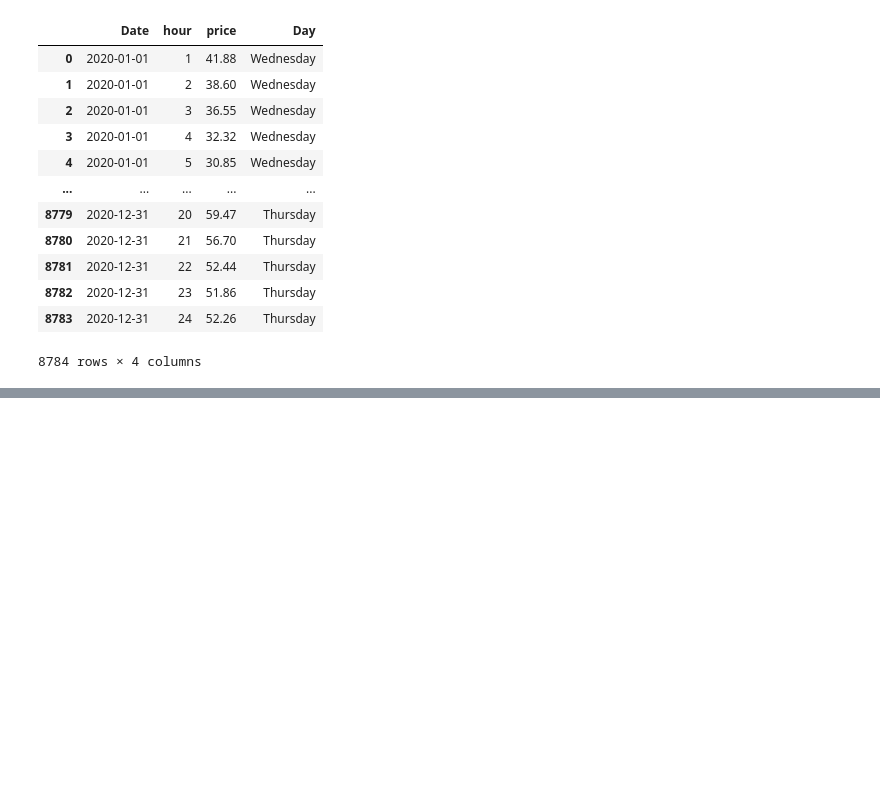
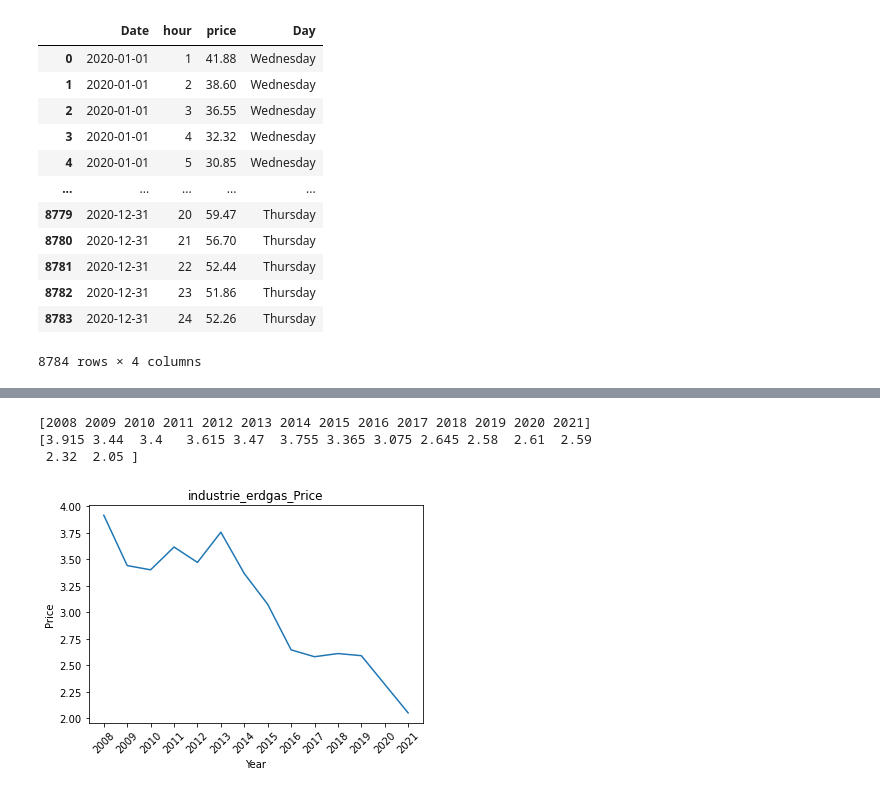
Before and after one commit to sjshtura/Code_Snippets, a Jupyter notebook: task.ipynb, the cells around one changed output, grey strips where cells are left out. Saved outputs shown, nothing was run; the diff lists cells and outputs as text; code cells hidden in the pictures; blank space fills up the shorter version.

```diff
--- a/task.ipynb
+++ b/task.ipynb
@@ -226,0 +202,43 @@ nt_factor
+# %%
+from typing import ValuesView
+import pandas as pd
+import matplotlib.pyplot as plt
+import numpy as np
+from scipy import interpolate
+from scipy.interpolate import InterpolatedUnivariateSpline
+#erdgas Hausholds
+
+industrie_prices_without_VAT = pd.read_excel(r'/Users/shakhawathossainturag/Downloads/Energiepreisentwicklung.xlsx',sheet_name='5.3.3  Erdgas-€-Unternehmen', skiprows = 5, nrows = 26, index_col = 0)
+industrie_prices_without_VAT = industrie_prices_without_VAT.iloc[:,0]
+industrie_prices_without_VAT = industrie_prices_without_VAT.reset_index()
+industrie_prices_without_VAT
+
+industrie_prices_without_VAT[["index"]]= industrie_prices_without_VAT["index"].str.slice(start = 5)
+industrie_prices_without_VAT.columns = ["year","price"]
+industrie_prices_without_VAT = industrie_prices_without_VAT.set_index("year")
+industrie_prices_without_VAT
+
+industrie_prices_without_VAT.index = industrie_prices_without_VAT.index.astype(str)
+industrie_prices_without_VAT.index =  pd.to_datetime(industrie_prices_without_VAT.index, errors='ignore')
+industrie_prices_without_VAT = industrie_prices_without_VAT.astype(float)
+industrie_prices_without_VAT = industrie_prices_without_VAT.resample('12M').mean()
+industrie_prices_without_VAT.index = industrie_prices_without_VAT.index.astype(str)
+industrie_prices_without_VAT
+
+industrie_prices_without_VAT.index= industrie_prices_without_VAT.index.str.slice(start = 0, stop = -6)
+
+
+industrie_prices_without_VAT = industrie_prices_without_VAT.reset_index()
+industrie_prices_without_VAT
+
+new_year, new_price = extrapolate(industrie_prices_without_VAT)
+
+# new_price = new_price * ht_factor
+print(new_year)
+print(new_price)
+plotting(new_year, new_price, "industrie_erdgas_Price", "Year", "Price", "images/industrie_erdgas_Price.png")
+# %% [output]
+[2008 2009 2010 2011 2012 2013 2014 2015 2016 2017 2018 2019 2020 2021]
+[3.915 3.44  3.4   3.615 3.47  3.755 3.365 3.075 2.645 2.58  2.61  2.59
+ 2.32  2.05 ]
+[figure, added]
```
Also changed, not shown: parts of 19 cells of this notebook, 8 other files.
